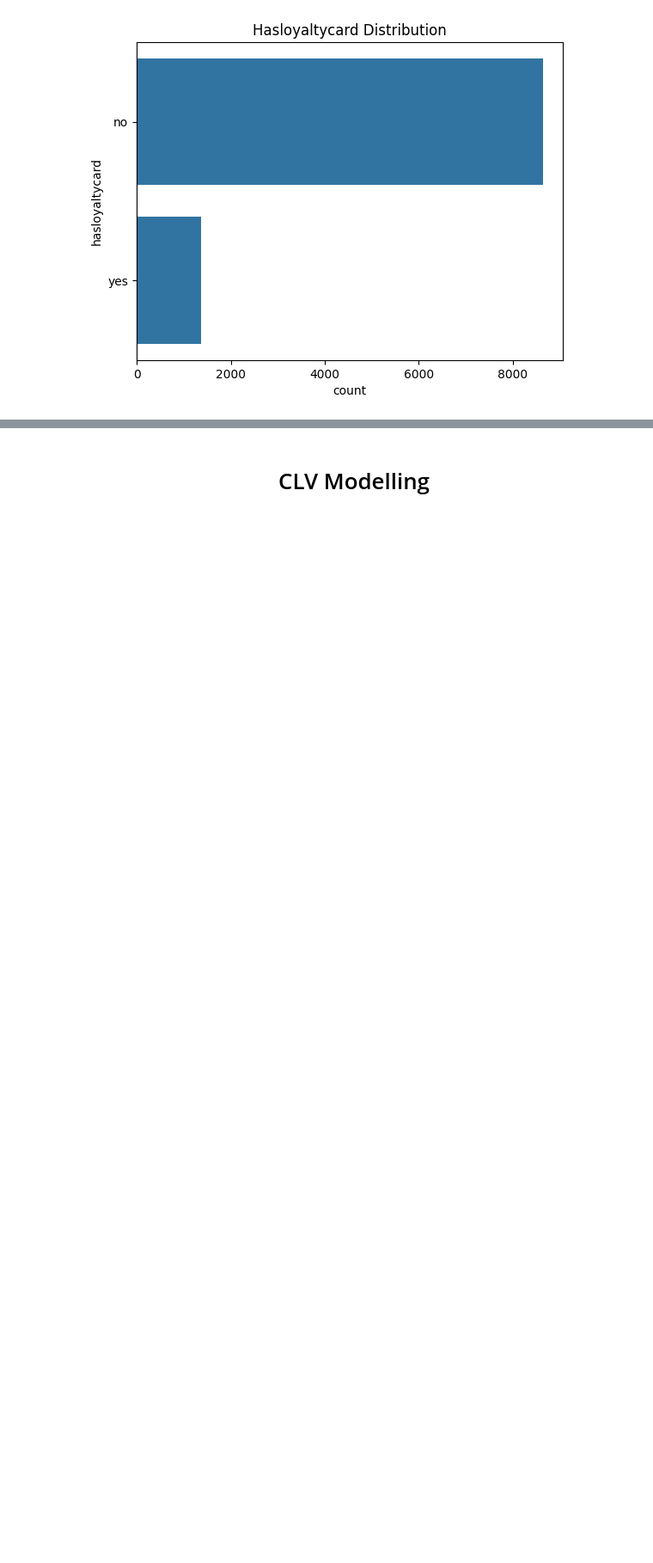
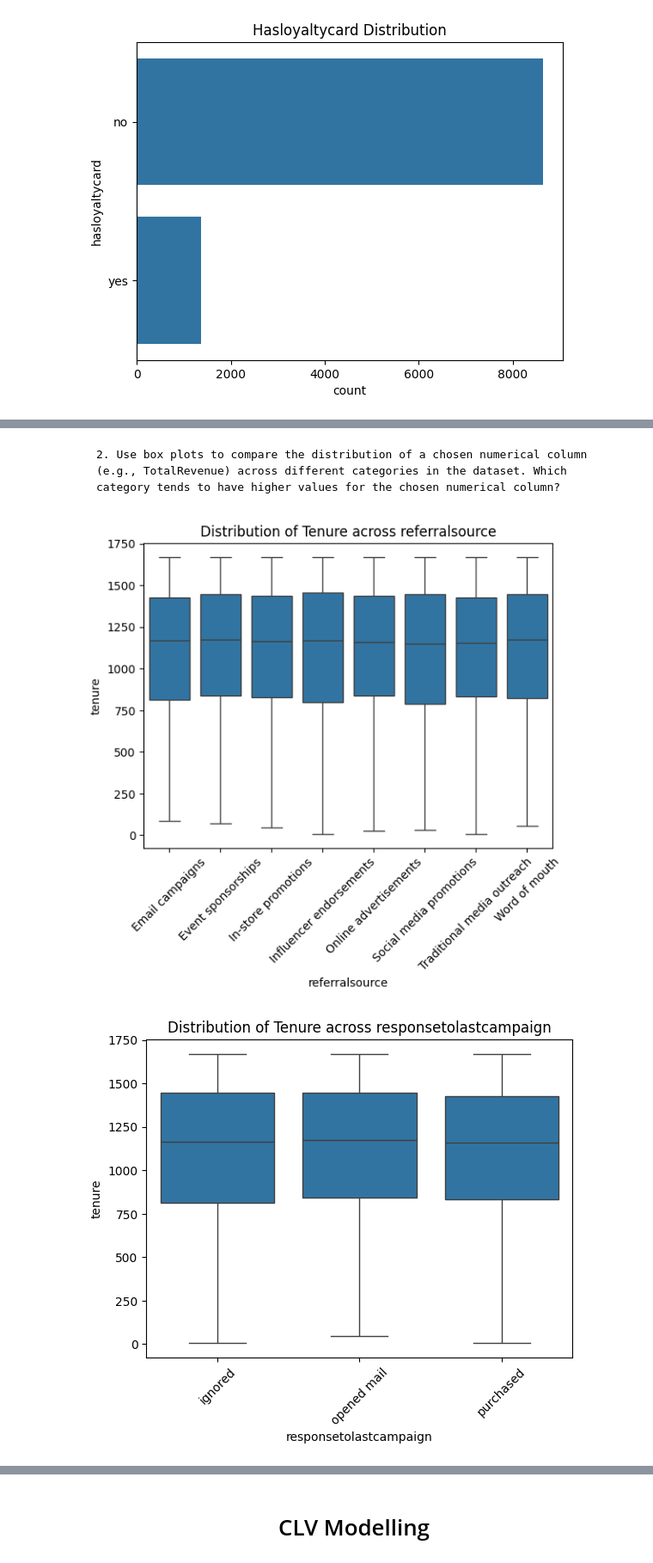
Before and after one commit to kaikesvieira/MarketingAnalytics, a Jupyter notebook: Project 4 - Customer Lifetime Value/customer_lifetime_value_code.ipynb, the cells around one changed output, grey strips where cells are left out. Shown at 86% size. Cells and saved outputs as stored; diff of their text form; code cells hidden in the pictures; blank space fills up the shorter version.

```diff
--- a/Project 4 - Customer Lifetime Value/customer_lifetime_value_code.ipynb
+++ b/Project 4 - Customer Lifetime Value/customer_lifetime_value_code.ipynb
@@ -139,0 +147,14 @@ for y in cat_barplot:
+# %% [markdown]
+    2. Use box plots to compare the distribution of a chosen numerical column (e.g., TotalRevenue) across different categories in the dataset. Which category tends to have higher values for the chosen numerical column?
+# %%
+for i in cat_barplot:
+
+    sns.boxplot(data = df, x = i, y = 'tenure')
+    plt.title(f'Distribution of Tenure across {i}')
+    plt.xlabel(i)
+    plt.ylabel('tenure')
+    plt.xticks(rotation = 45)
+    plt.show()
+# %% [output]
+[figure, added]
+[figure, added]
```
Also changed, not shown: parts of 15 cells of this notebook.
